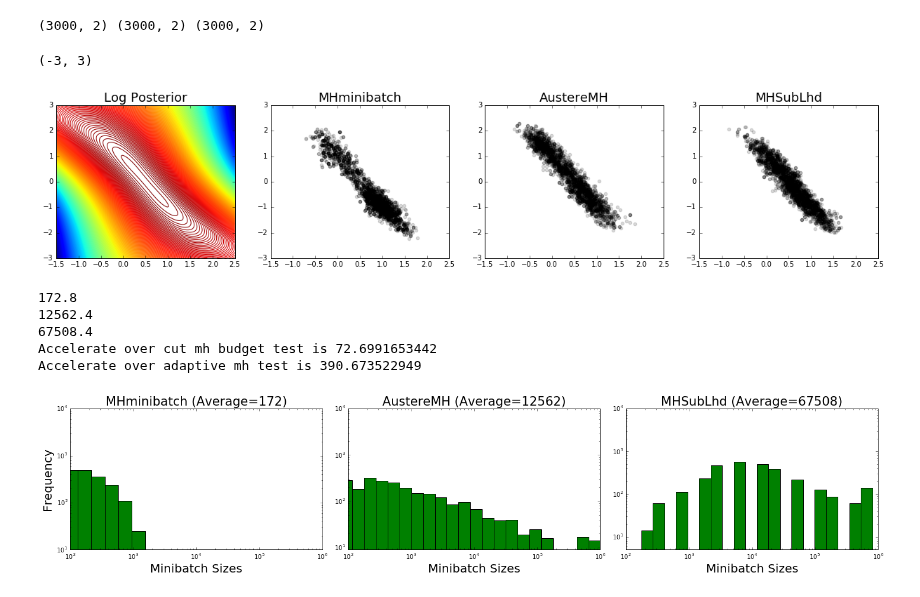
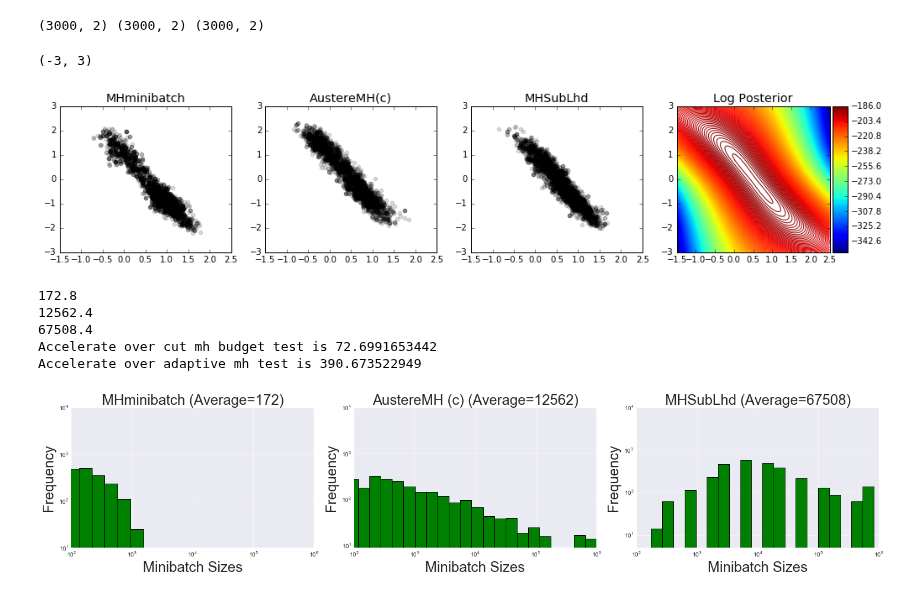
Before and after one commit to DanielTakeshi/New_MH_Test, a Jupyter notebook: code/plot_result_GaussianMixtureModel.ipynb, the cells around one changed output. Saved outputs shown, nothing was run; the diff lists cells and outputs as text; code cells hidden in the pictures.

Commit message:
update plot results of gaussian

```diff
--- a/code/plot_result_GaussianMixtureModel.ipynb
+++ b/code/plot_result_GaussianMixtureModel.ipynb
@@ -44,31 +46,38 @@ print samples1.shape, samples3.shape, samples4.shape
 # %%
 mymap2 = plt.get_cmap("Greys")
 m_c2 = mymap2(400)
 
-fig, axarr = plt.subplots(1,4, figsize=(21, 3.9))
-axarr[0].set_title("Log Posterior", size=18)
-axarr[0].contour(X_a,Y_a,Z_a,300)
+fig, axarr = plt.subplots(1,4, figsize=(16.8, 3.12))
+axarr[3].set_title("Log Posterior", size=14.4)
+im0 = axarr[3].contour(X_a,Y_a,Z_a,300)
+divider0 = make_axes_locatable(axarr[3])
+cax0 = divider0.append_axes("right", size="10%", pad=0.05)
+cbar0 = plt.colorbar(im0, cax=cax0)
+# Manually set ticklabels (not ticklocations, they remain unchanged)
+# ax4.set_yticklabels([0, 50, 30, 'foo', 'bar', 'baz'])
+
+
 
 # plot posterior distribution
-axarr[1].set_title("MHminibatch", size=18)
-axarr[1].scatter(samples1[:,0], samples1[:,1], color = m_c2, alpha=0.15)
+axarr[0].set_title("MHminibatch", size=14.4)
+axarr[0].scatter(samples1[:,0], samples1[:,1], color = m_c2, alpha=0.15)
+axarr[0].set_xlim([-1.5,2.5])
+axarr[0].set_ylim([-3,3])
+
+axarr[1].set_title("AustereMH(c)", size=14.4)
+axarr[1].scatter(samples3[:,0], samples3[:,1], color = m_c2, alpha=0.15)
 axarr[1].set_xlim([-1.5,2.5])
 axarr[1].set_ylim([-3,3])
 
-axarr[2].set_title("AustereMH", size=18)
-axarr[2].scatter(samples3[:,0], samples3[:,1], color = m_c2, alpha=0.15)
+axarr[2].set_title("MHSubLhd", size=14.4)
+axarr[2].scatter(samples4[:,0], samples4[:,1], color = m_c2, alpha=0.15)
 axarr[2].set_xlim([-1.5,2.5])
 axarr[2].set_ylim([-3,3])
 
-axarr[3].set_title("MHSubLhd", size=18)
-axarr[3].scatter(samples4[:,0], samples4[:,1], color = m_c2, alpha=0.15)
-axarr[3].set_xlim([-1.5,2.5])
-axarr[3].set_ylim([-3,3])
-
 # plt.savefig('../figures/GaussianMixtureResult/posterior_of_gaussian.png', dpi=600)
 # %% [output]
 (-3, 3)
-[figure, old version]
+[figure, new version]
 # %%
 """
 Plot minibatch size distribution
@@ -84,7 +93,7 @@ using Xinlei's method once I figure out how to use it in practice.
 Oh, I also only use one y-axis label to save space (and because it should be
 obvious from context what it means).
 """
-
+plt.style.use('seaborn-darkgrid')
 fig, axarr = plt.subplots(1,3, figsize=(20, 4.5))
 
 # A bunch of common values. The max_y value may need some tweaking.
@@ -93,9 +102,9 @@ max_x = 10**6
 min_y = 0
 max_y = 10000
 yaxis_ticks = [10,100,1000,10000]
-title_size = 21
-axis_size = 20
-tick_size = 23
+title_size = 24
+axis_size = 24
+tick_size = 24
 fc = 'green'
 x_label = "Minibatch Sizes"
 y_label = "Frequency"
@@ -111,10 +120,10 @@ axarr[0].set_ylim([min_y,max_y])
 axarr[0].set_yticks(yaxis_ticks)
 print np.mean(size1)
 
-axarr[1].set_title("AustereMH (Average=%d)"%np.mean(size3), fontsize=title_size)
+axarr[1].set_title("AustereMH (c) (Average=%d)"%np.mean(size3), fontsize=title_size)
 axarr[1].hist(size3, bins=np.exp(np.linspace(np.log(np.min(size3-1)),np.log(np.max(size3+1)),24)), facecolor=fc)
 axarr[1].set_xlabel(x_label, fontsize=axis_size)
-#axarr[1].set_ylabel(y_label, fontsize=axis_size)
+axarr[1].set_ylabel(y_label, fontsize=axis_size)
 axarr[1].set_xscale('log')
 axarr[1].set_yscale('log')
 axarr[1].set_xlim([min_x,max_x])
@@ -125,7 +134,7 @@ print np.mean(size3)
 axarr[2].set_title("MHSubLhd (Average=%d)"%np.mean(size4), fontsize=title_size)
 axarr[2].hist(size4, bins=np.exp(np.linspace(np.log(np.min(size4-1)),np.log(np.max(size4+1)),24)), facecolor=fc)
 axarr[2].set_xlabel(x_label, fontsize=axis_size)
-#axarr[2].set_ylabel(y_label, fontsize=axis_size)
+axarr[2].set_ylabel(y_label, fontsize=axis_size)
 axarr[2].set_xscale('log')
 axarr[2].set_yscale('log')
 axarr[2].set_xlim([min_x,max_x])
@@ -148,7 +157,7 @@ fig.subplots_adjust(hspace=5)
 67508.4
 Accelerate over cut mh budget test is 72.6991653442
 Accelerate over adaptive mh test is 390.673522949
-[figure, old version]
+[figure, new version]
 # %%
 batch_size = bc1c2[:,0]
 c1 = bc1c2[:,1]
```
Also changed, not shown: parts of 1 cell of this notebook.
